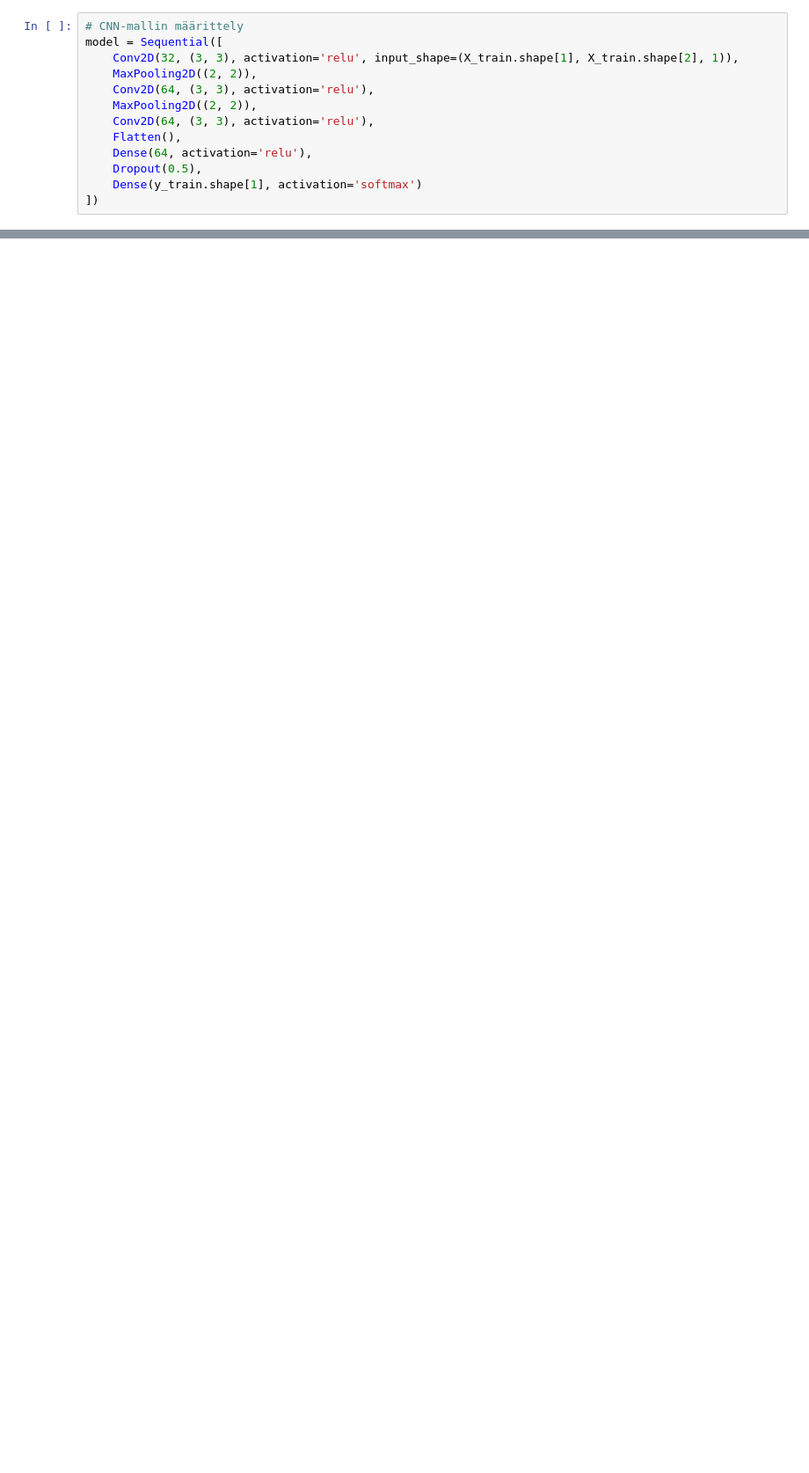
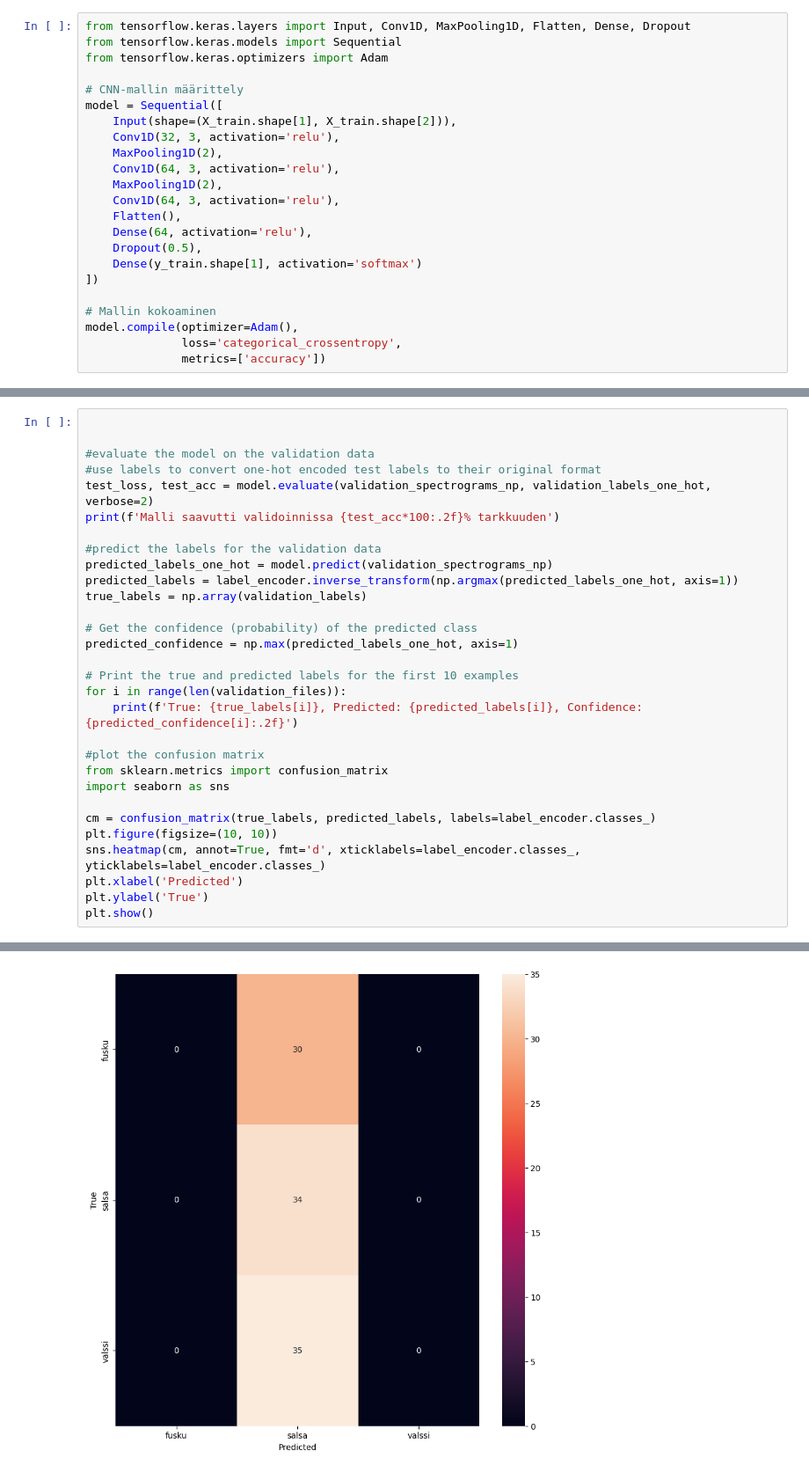
Before and after one commit to MineTech0/tekoaly-harjoitustyo, a Jupyter notebook: src/vertaismalli/malli.ipynb, the cells around one changed output, grey strips where cells are left out. Shown at 88% size. Drawn from its saved outputs; the diff is of its cells as text; blank space fills up the shorter version.

```diff
--- a/src/vertaismalli/malli.ipynb
+++ b/src/vertaismalli/malli.ipynb
@@ -45,13 +107,23 @@ X_train, X_test, y_train, y_test = train_test_split(spektrogrammit_np, tanssilaj
 # %%
+from tensorflow.keras.layers import Input, Conv1D, MaxPooling1D, Flatten, Dense, Dropout
+from tensorflow.keras.models import Sequential
+from tensorflow.keras.optimizers import Adam
+
 # CNN-mallin määrittely
 model = Sequential([
-    Conv2D(32, (3, 3), activation='relu', input_shape=(X_train.shape[1], X_train.shape[2], 1)),
-    MaxPooling2D((2, 2)),
-    Conv2D(64, (3, 3), activation='relu'),
-    MaxPooling2D((2, 2)),
-    Conv2D(64, (3, 3), activation='relu'),
+    Input(shape=(X_train.shape[1], X_train.shape[2])),
+    Conv1D(32, 3, activation='relu'),
+    MaxPooling1D(2),
+    Conv1D(64, 3, activation='relu'),
+    MaxPooling1D(2),
+    Conv1D(64, 3, activation='relu'),
     Flatten(),
     Dense(64, activation='relu'),
     Dropout(0.5),
     Dense(y_train.shape[1], activation='softmax')
 ])
+
+# Mallin kokoaminen
+model.compile(optimizer=Adam(),
+              loss='categorical_crossentropy',
+              metrics=['accuracy'])
@@ -73,0 +189,31 @@ plt.show()
+# %%
+
+
+#evaluate the model on the validation data
+#use labels to convert one-hot encoded test labels to their original format
+test_loss, test_acc = model.evaluate(validation_spectrograms_np, validation_labels_one_hot, verbose=2)
+print(f'Malli saavutti validoinnissa {test_acc*100:.2f}% tarkkuuden')
+
+#predict the labels for the validation data
+predicted_labels_one_hot = model.predict(validation_spectrograms_np)
+predicted_labels = label_encoder.inverse_transform(np.argmax(predicted_labels_one_hot, axis=1))
+true_labels = np.array(validation_labels)
+
+# Get the confidence (probability) of the predicted class
+predicted_confidence = np.max(predicted_labels_one_hot, axis=1)
+
+# Print the true and predicted labels for the first 10 examples
+for i in range(len(validation_files)):
+    print(f'True: {true_labels[i]}, Predicted: {predicted_labels[i]}, Confidence: {predicted_confidence[i]:.2f}')
+
+#plot the confusion matrix
+from sklearn.metrics import confusion_matrix
+import seaborn as sns
+
+cm = confusion_matrix(true_labels, predicted_labels, labels=label_encoder.classes_)
+plt.figure(figsize=(10, 10))
+sns.heatmap(cm, annot=True, fmt='d', xticklabels=label_encoder.classes_, yticklabels=label_encoder.classes_)
+plt.xlabel('Predicted')
+plt.ylabel('True')
+plt.show()
+# %% [output]
@@ -73,0 +237 @@ plt.show()
+[figure, added]
```
Also changed, not shown: parts of 14 cells of this notebook, 5 other files.
